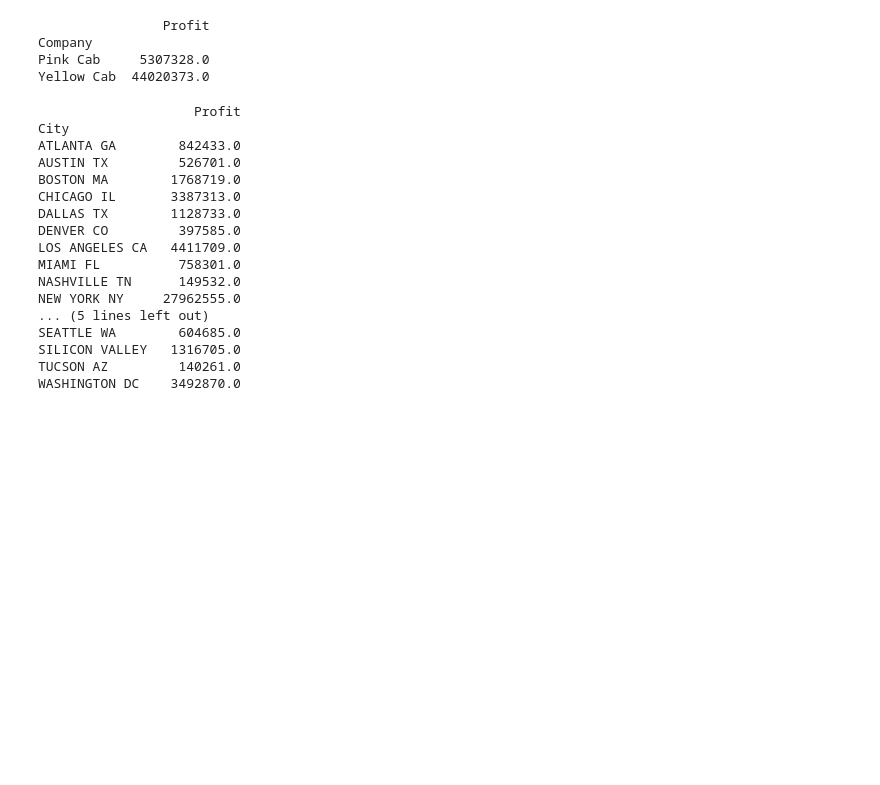
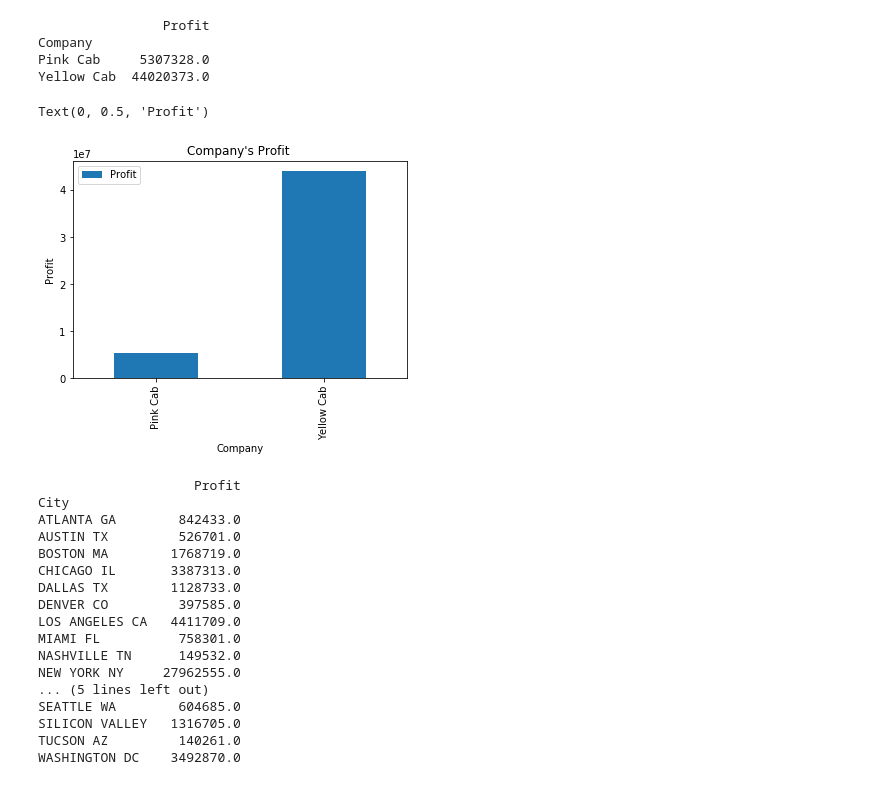
Before and after one commit to Rash1425/DataSets, a Jupyter notebook: G2M_cab_data_Analysis.ipynb, the cells around one changed output. Saved outputs shown, nothing was run; the diff lists cells and outputs as text; code cells hidden in the pictures; blank space fills up the shorter version.

```diff
--- a/G2M_cab_data_Analysis.ipynb
+++ b/G2M_cab_data_Analysis.ipynb
@@ -227,6 +227,14 @@ print(cab_profit.round())
 Company
 Pink Cab     5307328.0
 Yellow Cab  44020373.0
+# %%
+cab_profit.plot(kind='Bar')
+plt.title("Company's Profit ")
+
+plt.ylabel("Profit")
+# %% [output]
+Text(0, 0.5, 'Profit')
+[figure, added]
 # %%
 # City Wise total profit
 city_profit = df.groupby(['City'])[['Profit']].sum()
```
